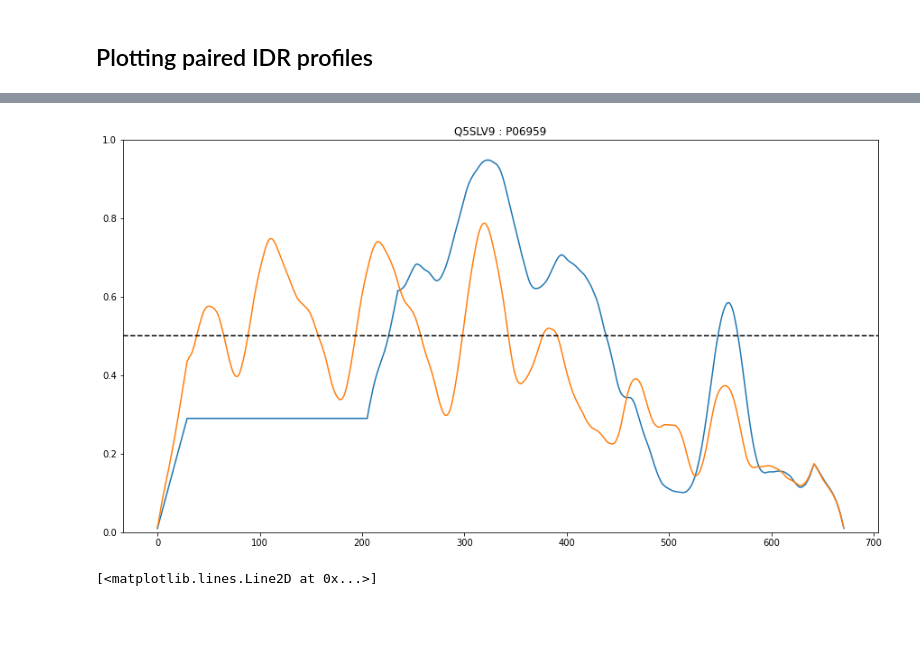
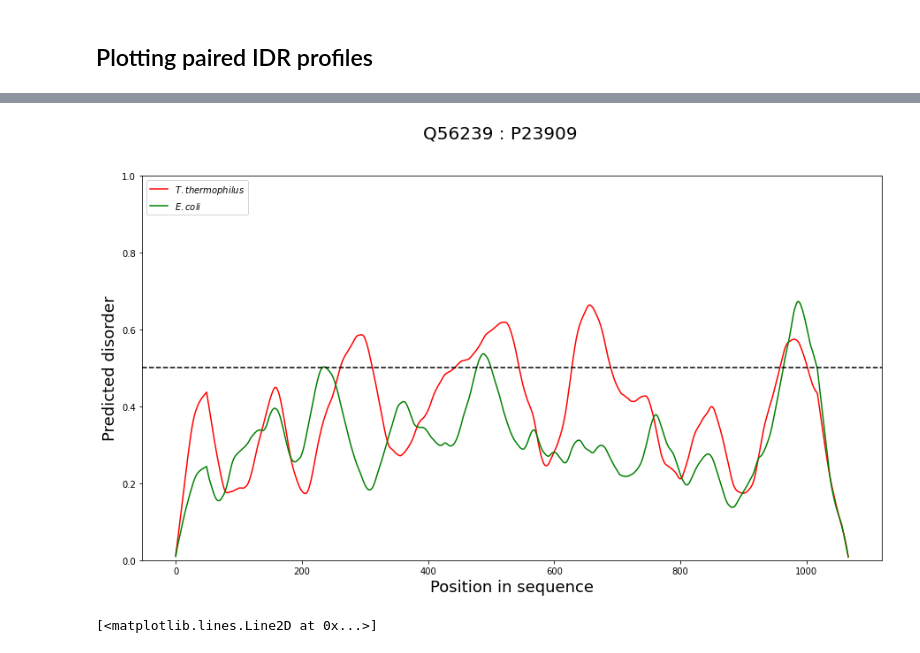
Before and after one commit to alibekk93/IDP_analysis, a Jupyter notebook: IDP_analysis.ipynb, the cells around one changed output, grey strips where cells are left out. Saved outputs shown, nothing was run; the diff lists cells and outputs as text; code cells hidden in the pictures; blank space fills up the shorter version.

```diff
--- a/IDP_analysis.ipynb
+++ b/IDP_analysis.ipynb
@@ -329,9 +329,9 @@ def fix_neg_inf(df: pd.DataFrame, replacement=np.nan) -> pd.DataFrame:
   df_new[df.astype(float) < 0] = replacement
   return df_new
 # %%
-def plot_IDR_profile(disorder_values: list, names: list=None, mav: int=1,
-                     align=False, seqs: list=None, gap_ins_pen: float=-1,
-                     gap_ext_pen: float=-0.5):
+def plot_IDR_profile(disorder_values: list, labels: list, names: list=None,
+                     mav: int=1, align=False, seqs: list=None,
+                     gap_ins_pen: float=-1, gap_ext_pen: float=-0.5):
   """Plots an IDR profile for two proteins
   given in list
 
@@ -339,6 +339,8 @@ def plot_IDR_profile(disorder_values: list, names: list=None, mav: int=1,
   ----------
   disorder_values : list
     A list of disorder values to be plotted
+  labels : list
+    A list of labels for the plot legend
   names : list
     A list of titles to be plotted. Is not
     required, but makes plot better
@@ -392,11 +394,14 @@ def plot_IDR_profile(disorder_values: list, names: list=None, mav: int=1,
   fig, ax = plt.subplots(figsize=(15, 8))
   # check for title
   if names != None:
-    ax.set_title(names[0] + ' : ' + names[1])
+    fig.suptitle(names[0] + ' : ' + names[1], fontsize=20)
   # plot
   ax.set_ylim(0, 1)
-  ax.plot(np.convolve(seq1_disorder_full, np.ones(mav)/mav))
-  ax.plot(np.convolve(seq2_disorder_full, np.ones(mav)/mav))
+  ax.set_xlabel('Position in sequence', fontsize=18)
+  ax.set_ylabel('Predicted disorder', fontsize=18)
+  ax.plot(np.convolve(seq1_disorder_full, np.ones(mav)/mav), c='red', label='$\\it{}$'.format(labels[0]))
+  ax.plot(np.convolve(seq2_disorder_full, np.ones(mav)/mav), c='green', label='$\\it{}$'.format(labels[1]))
+  ax.legend(loc='upper left')
   ax.axhline(0.5, ls='--', c='black')
 # %% [markdown]
 ## Obtaining disorder predictions for *E. coli* and *T. thermophilus* proteins
@@ -532,7 +537,7 @@ EC_disorder_iupred3_P77650 = '# IUPred3 - improved prediction of protein disorde
 
 #@markdown
 
-EC_disorder_pondr_filename = '/content/IDP_analysis/datafiles/E_disorder_pondr.pkl' #@param {type: 'string'}
+EC_disorder_pondr_filename = '/content/IDP_analysis/datafiles/EC_disorder_pondr.pkl' #@param {type: 'string'}
 
 # try to load the dataframe with disorder values
 try:
@@ -726,14 +753,19 @@ plt.tight_layout()
 # %%
-disorder_values = [IDP_pairs.query('TT_ID=="Q5SLV9"').TT_disorder_combined.iloc[0],
-                   IDP_pairs.query('EC_ID=="P06959"').EC_disorder_combined.iloc[0]]
-names = ["Q5SLV9", "P06959"]
-seqs = [IDP_pairs.query('TT_ID=="Q5SLV9"').TT_Sequence.iloc[0],
-        IDP_pairs.query('EC_ID=="P06959"').EC_Sequence.iloc[0]]
+names = ['Q56239', 'P23909']
 
-plot_IDR_profile(disorder_values=disorder_values, names=names, mav=30, align=True, seqs=seqs,
-                 gap_ins_pen=-5, gap_ext_pen=-1)
+labels = ['T. thermophilus', 'E. coli']
+
+disorder_values = [IDP_pairs.query('TT_ID=="{}"'.format(names[0])).TT_disorder_combined.iloc[0],
+                   IDP_pairs.query('EC_ID=="{}"'.format(names[1])).EC_disorder_combined.iloc[0]]
+seqs = [IDP_pairs.query('TT_ID=="{}"'.format(names[0])).TT_Sequence.iloc[0],
+        IDP_pairs.query('EC_ID=="{}"'.format(names[1])).EC_Sequence.iloc[0]]
+
+plot_IDR_profile(disorder_values=disorder_values, labels=labels, names=names, mav=50, align=True,
+                 seqs=seqs, gap_ins_pen=-1, gap_ext_pen=-0.5)
+
+fig.show()
 # %% [output]
-[figure, old version]
+[figure, new version]
 # %%
 i = 7
 
```
Also changed, not shown: parts of 4 cells of this notebook.
